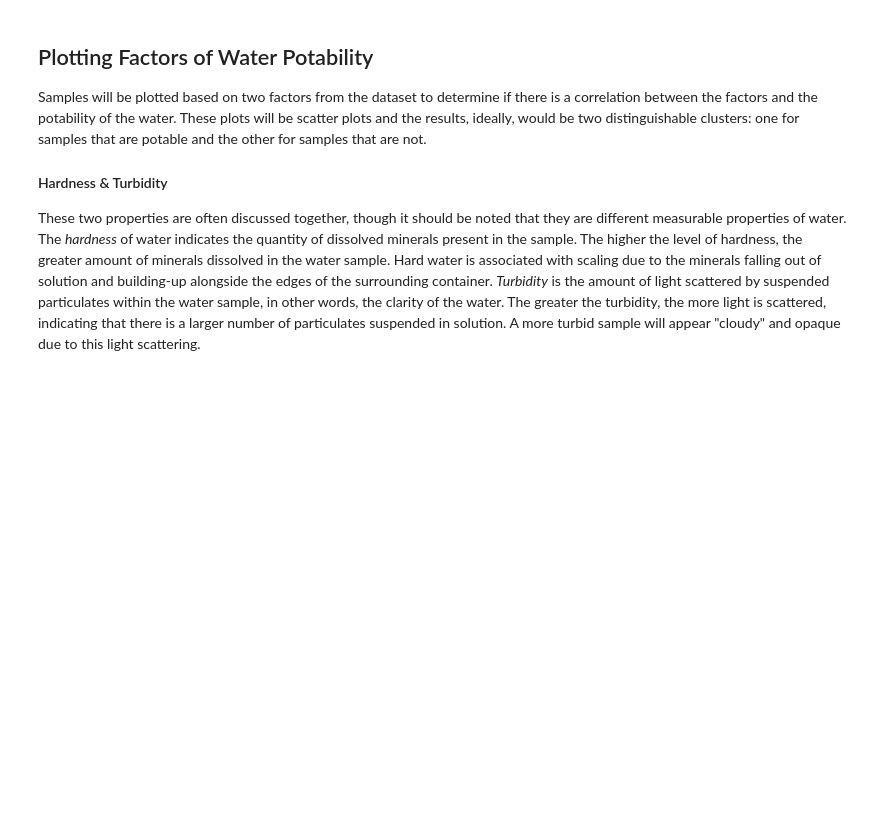
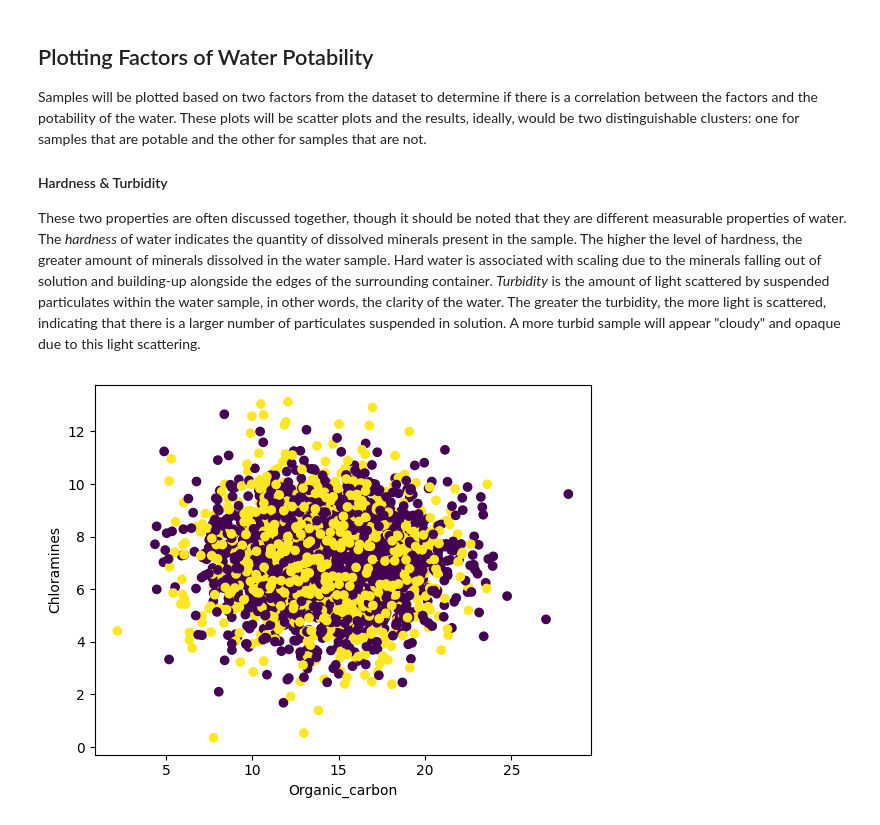
Before and after one commit to Ben3940/Water-Data-Pipeline, a Jupyter notebook: Pipeline.ipynb, the cells around one changed output. Cells and saved outputs as stored; diff of their text form; code cells hidden in the pictures; blank space fills up the shorter version.

Commit message:
Began initial plotting to see which factor pairings result in a correlation to water potability

```diff
--- a/Pipeline.ipynb
+++ b/Pipeline.ipynb
@@ -77,3 +69,16 @@ Samples will be plotted based on two factors from the dataset to determine if th
 #### Hardness & Turbidity
 
 These two properties are often discussed together, though it should be noted that they are different measurable properties of water.  The *hardness* of water indicates the quantity of dissolved minerals present in the sample.  The higher the level of hardness, the greater amount of minerals dissolved in the water sample.  Hard water is associated with scaling due to the minerals falling out of solution and building-up alongside the edges of the surrounding container.  *Turbidity* is the amount of light scattered by suspended particulates within the water sample, in other words, the clarity of the water.  The greater the turbidity, the more light is scattered, indicating that there is a larger number of particulates suspended in solution.  A more turbid sample will appear "cloudy" and opaque due to this light scattering.
+# %%
+xColumn = "Organic_carbon"
+yColumn = "Chloramines"
+
+x = df[xColumn]
+y = df[yColumn]
+
+plt.scatter(x, y, c=df["Potability"])
+plt.xlabel(xColumn)
+plt.ylabel(yColumn)
+plt.show()
+# %% [output]
+[figure, added]
```
Also changed, not shown: parts of 1 cell of this notebook.
